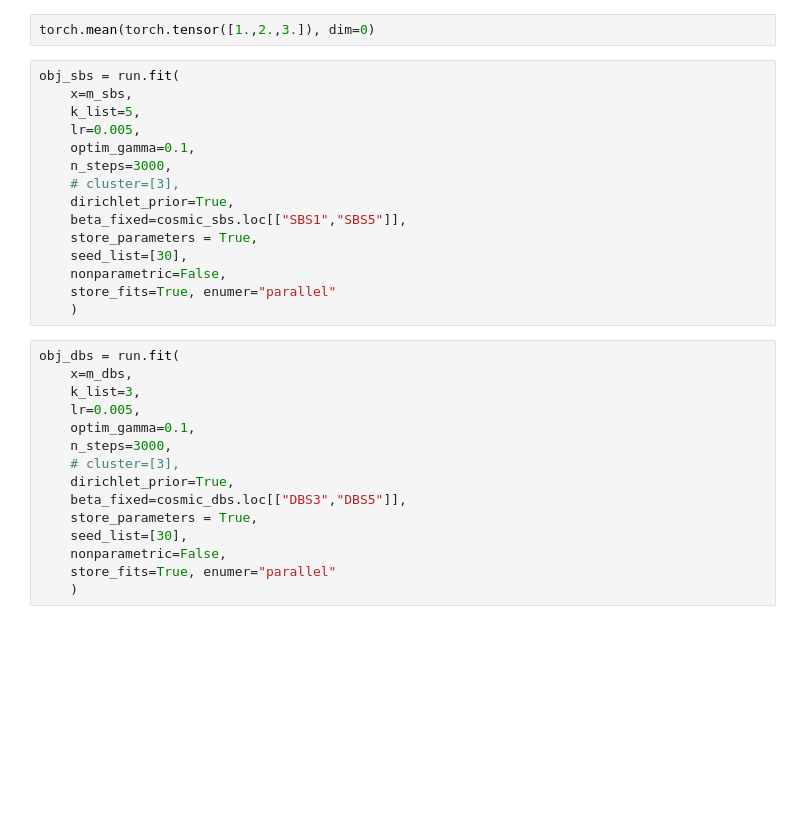
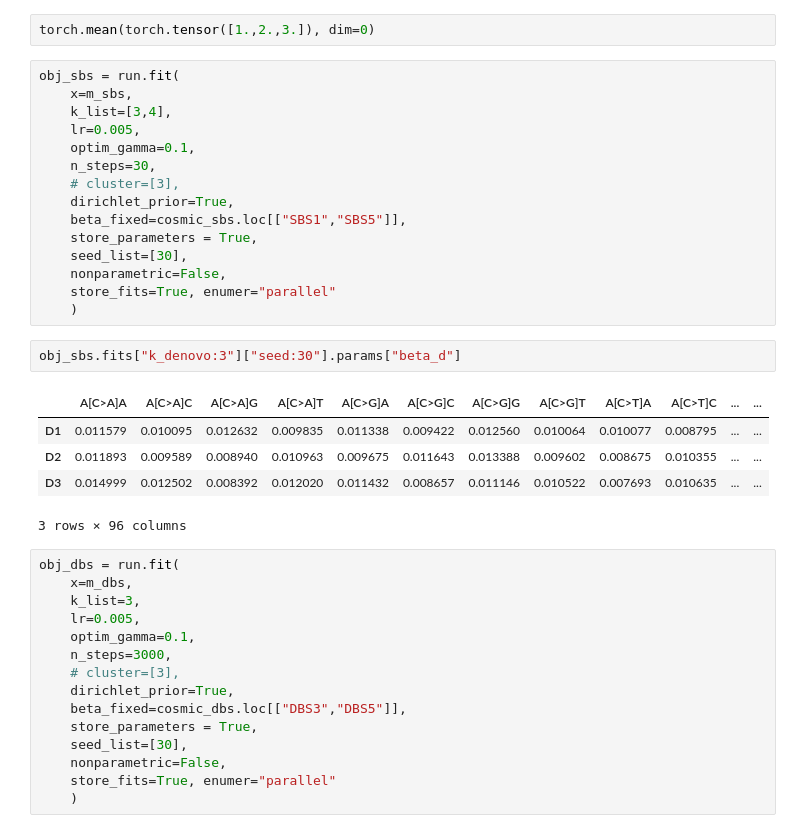
Before and after one commit to caravagnalab/pybascule, a Jupyter notebook: test.ipynb, the cells around one changed output. Cells and saved outputs as stored; diff of their text form; blank space fills up the shorter version.

```diff
--- a/test.ipynb
+++ b/test.ipynb
@@ -132,10 +132,10 @@ torch.mean(torch.tensor([1.,2.,3.]), dim=0)
 # %%
 obj_sbs = run.fit(
     x=m_sbs,
-    k_list=5,
+    k_list=[3,4],
     lr=0.005,
     optim_gamma=0.1,
-    n_steps=3000,
+    n_steps=30,
     # cluster=[3],
     dirichlet_prior=True,
     beta_fixed=cosmic_sbs.loc[["SBS1","SBS5"]],
@@ -144,6 +144,14 @@ obj_sbs = run.fit(
     nonparametric=False,
     store_fits=True, enumer="parallel"
     )
+# %%
+obj_sbs.fits["k_denovo:3"]["seed:30"].params["beta_d"]
+# %% [output]
+|  | A[C>A]A | A[C>A]C | A[C>A]G | A[C>A]T | A[C>G]A | A[C>G]C | A[C>G]G | A[C>G]T | A[C>T]A | A[C>T]C | ... | ... |
+| D1 | 0.011579 | 0.010095 | 0.012632 | 0.009835 | 0.011338 | 0.009422 | 0.012560 | 0.010064 | 0.010077 | 0.008795 | ... | ... |
+| D2 | 0.011893 | 0.009589 | 0.008940 | 0.010963 | 0.009675 | 0.011643 | 0.013388 | 0.009602 | 0.008675 | 0.010355 | ... | ... |
+| D3 | 0.014999 | 0.012502 | 0.008392 | 0.012020 | 0.011432 | 0.008657 | 0.011146 | 0.010522 | 0.007693 | 0.010635 | ... | ... |
+3 rows × 96 columns
 # %%
 obj_dbs = run.fit(
     x=m_dbs,
```
Also changed, not shown: parts of 4 cells of this notebook, 2 other files.
